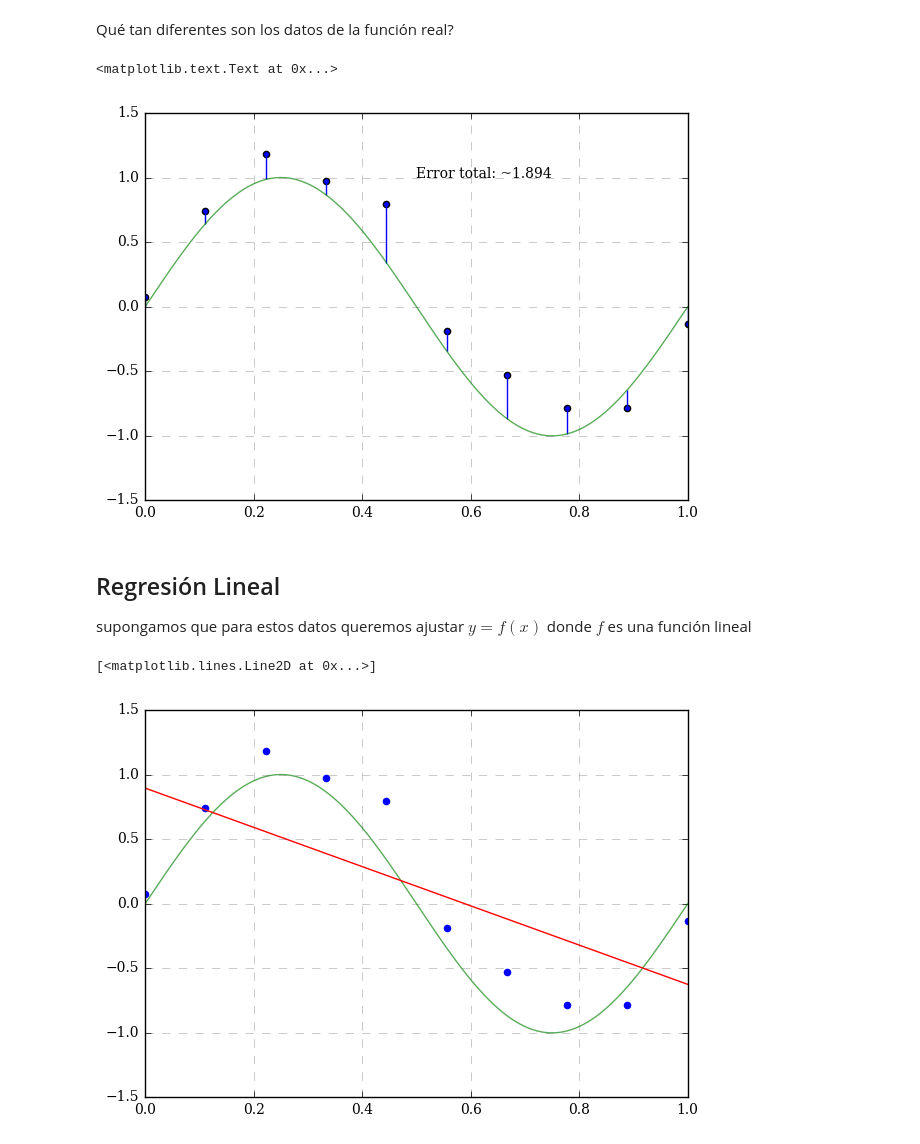
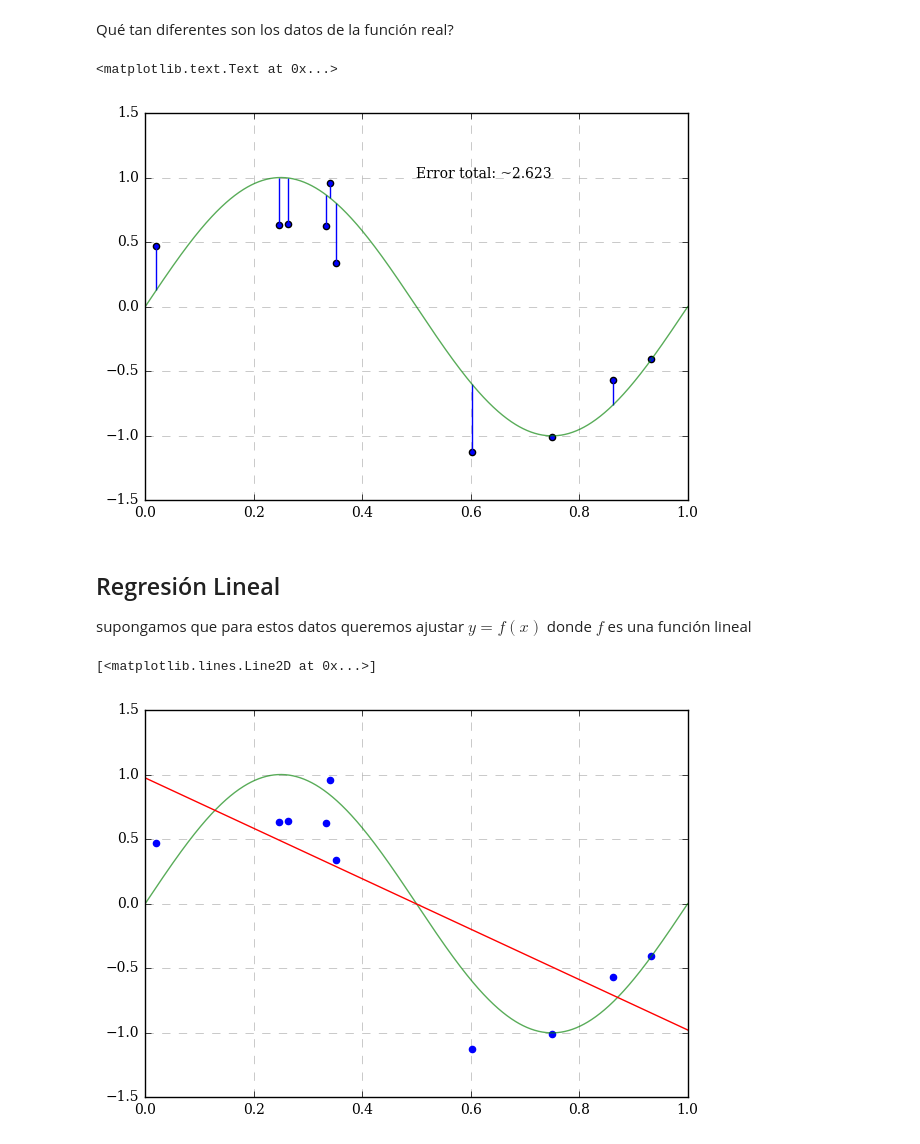
Before and after one commit to GAPM/Machine_Learning_basico, a Jupyter notebook: regresion_lineal.ipynb, the cells around one changed output. Cells and saved outputs as stored; diff of their text form; code cells hidden in the pictures.

```diff
--- a/regresion_lineal.ipynb
+++ b/regresion_lineal.ipynb
@@ -22,7 +27,7 @@ ax.plot(x_, y_real, color='g', alpha=0.65)
 [<matplotlib.lines.Line2D at 0x...>]
 [figure]
 # %%
-x = np.linspace(0, 1, 10).reshape(-1,1)
+x = np.random.choice(x_[:,0], size=10, replace=False).reshape(-1,1)
 y = np.sin(2*np.pi*x) + np.random.normal(loc=0.0, scale=0.25, size=(x.shape[0],1))
 # %%
 fig = plt.figure(figsize=[7, 5])
@@ -59,7 +64,7 @@ for x_i, y_i in zip(x, y):
 ax.text(0.5, 1.0, 'Error total: ~{:{}.{}}'.format(error[0], 5, 4))
 # %% [output]
 <matplotlib.text.Text at 0x...>
-[figure, old version]
+[figure, new version]
 # %% [markdown]
 ## Regresión Lineal
 supongamos que para estos datos queremos ajustar $y = f(x)$ donde $f$ es una función lineal
@@ -70,16 +75,16 @@ y_pred = regressor.predict(x)
 # %%
 fig = plt.figure(figsize=[7, 5])
 ax = fig.add_subplot(111)
 ax.set_axisbelow(True)
 ax.grid(linestyle='--',color='0.7')
 ax.set_xlim(min(x_), max(x_))
 
 ax.plot(x_, y_real, color='g', alpha=0.65)
 ax.scatter(x, y, color = 'b')
-ax.plot(x, y_pred, color = 'r')
+ax.plot(x_, regressor.predict(x_), color = 'r')
 # %% [output]
 [<matplotlib.lines.Line2D at 0x...>]
-[figure, old version]
+[figure, new version]
 # %%
 fig = plt.figure(figsize=[7, 5])
 ax = fig.add_subplot(111)
```
Also changed, not shown: parts of 27 cells of this notebook.
